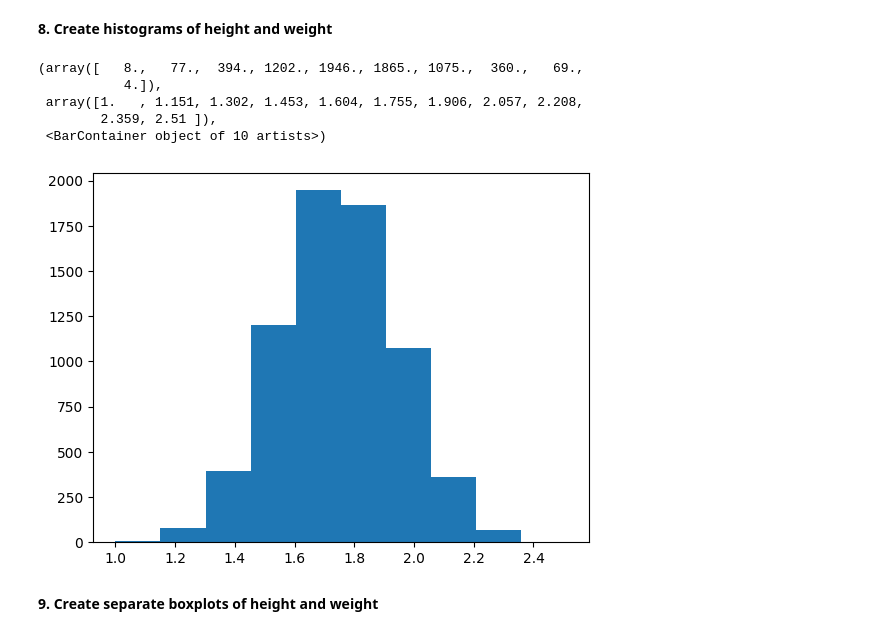
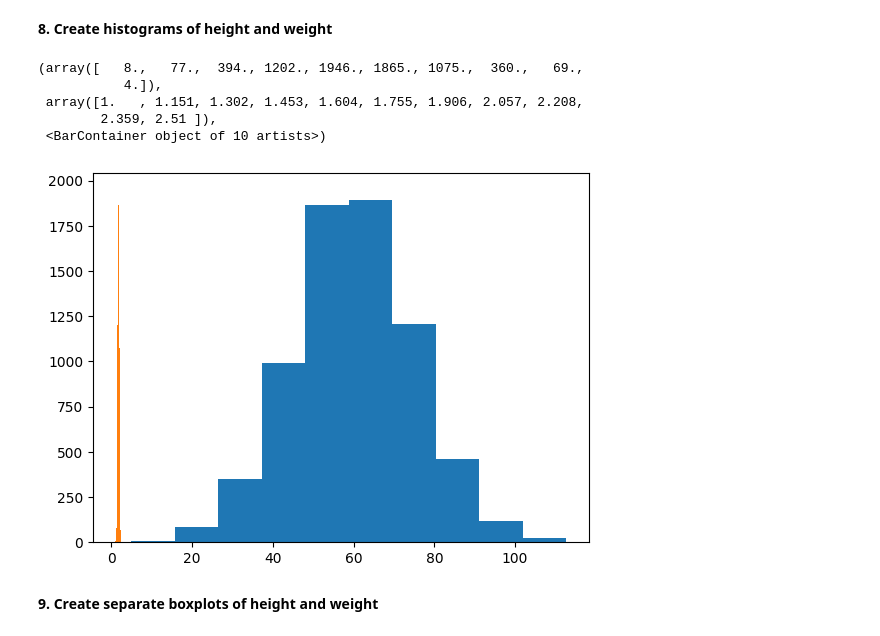
Before and after one commit to LouisMcArdell/IOD-Work, a Jupyter notebook: IOD_Lab-1.2.1 Numpy.ipynb, the cells around one changed output. Saved outputs shown, nothing was run; the diff lists cells and outputs as text; code cells hidden in the pictures.

```diff
--- a/IOD_Lab-1.2.1 Numpy.ipynb
+++ b/IOD_Lab-1.2.1 Numpy.ipynb
@@ -202,15 +202,15 @@ print(np.sum(population))
 # %% [markdown]
 **8. Create histograms of height and weight**
 # %%
-
+plt.hist(weight)
 plt.hist(height)
 # %% [output]
 (array([   8.,   77.,  394., 1202., 1946., 1865., 1075.,  360.,   69.,
            4.]),
  array([1.   , 1.151, 1.302, 1.453, 1.604, 1.755, 1.906, 2.057, 2.208,
         2.359, 2.51 ]),
  <BarContainer object of 10 artists>)
-[figure, old version]
+[figure, new version]
 # %% [markdown]
 **9. Create separate boxplots of height and weight**
 # %%
```
Also changed, not shown: parts of 1 cell of this notebook.
